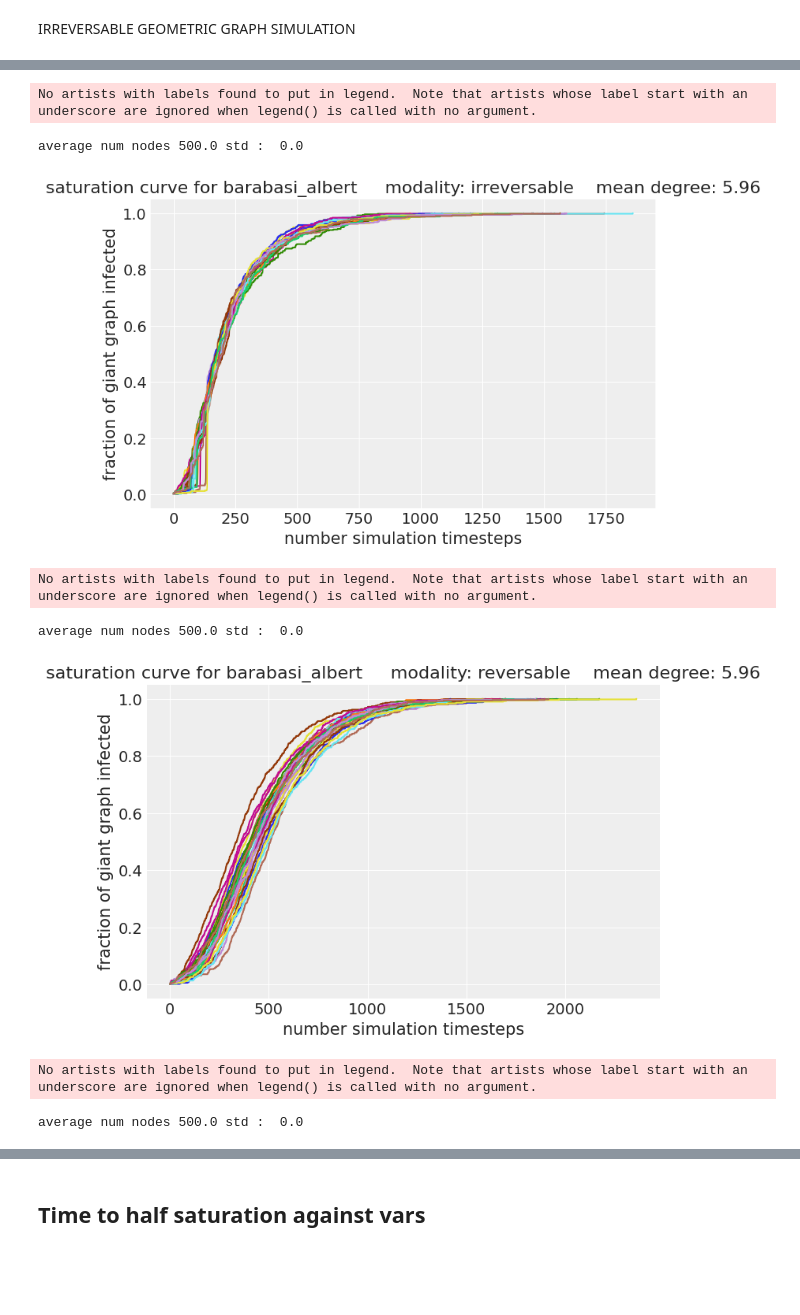
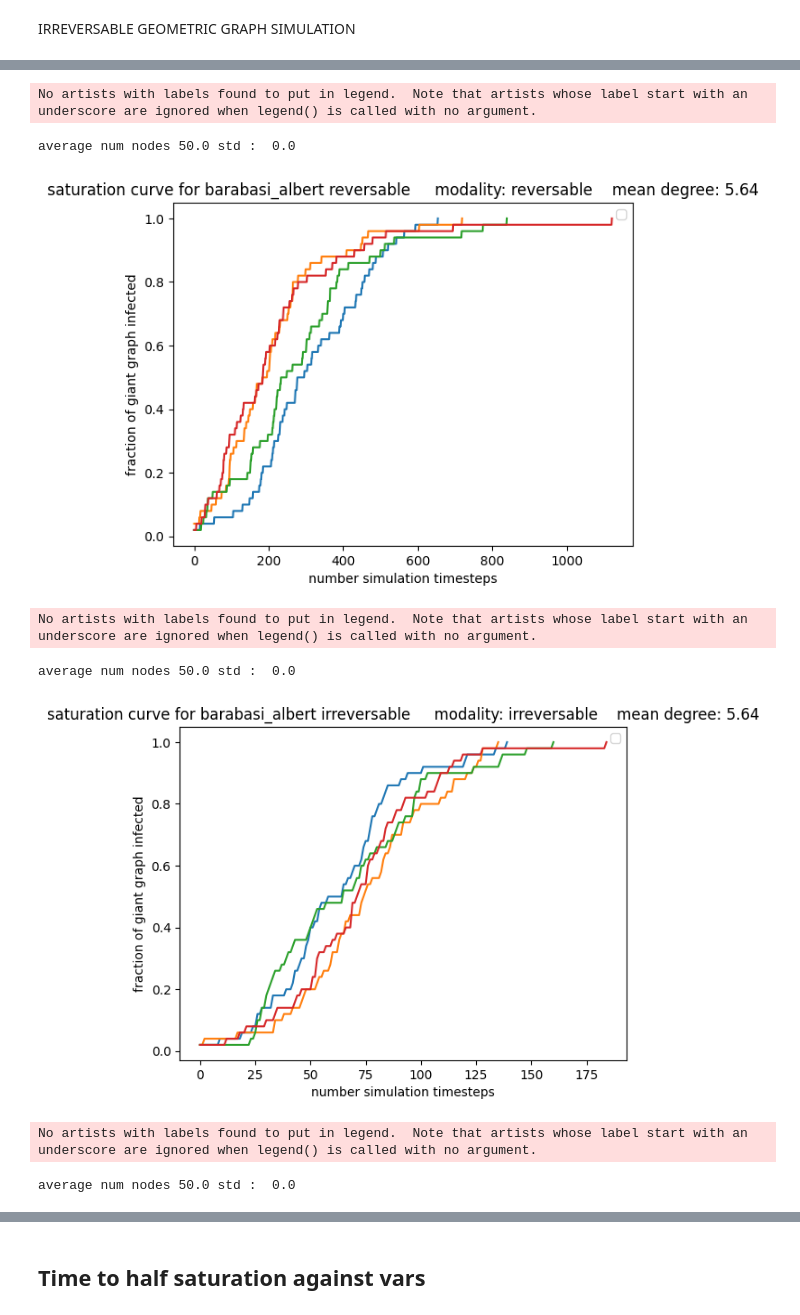
Before and after one commit to cm2435/graph_transmittion_research_project, a Jupyter notebook: experiments/variable_structure.ipynb, the cells around one changed output, grey strips where cells are left out. Cells and saved outputs as stored; diff of their text form; code cells hidden in the pictures; blank space fills up the shorter version.

```diff
--- a/experiments/variable_structure.ipynb
+++ b/experiments/variable_structure.ipynb
@@ -33,6 +36,6 @@ simulation run for mean degree 5
 # %%
-for mode in simulation_run:
-    plot_results(mode, graph_name)
+for mode in simulation_run.keys():
+    plot_results(simulation_run[mode], graph_name + " " +mode)
     #print(mode)
 # %% [output]
 No artists with labels found to put in legend.  Note that artists whose label start with an underscore are ignored when legend() is called with no argument.
@@ -69,6 +77,6 @@ IRREVERSABLE GEOMETRIC GRAPH SIMULATION
 graph_name = "barabasi_albert"
 for degree in geometric_graph_conf['mean_degrees']:
     print(f"simulation run for mean degree {degree}")
-    simulation_run_barbassi = run_simulation(degree, graph_name)
+    simulation_run_barassi = run_simulation(degree, graph_name)
 # %% [output]
 simulation run for mean degree 5
@@ -75,12 +86,13 @@ simulation run for mean degree 5
 # %%
-for mode in simulation_run_barbassi:
-    plot_results(mode, graph_name)
+for mode in simulation_run_barassi.keys():
+    plot_results(simulation_run_barassi[mode], graph_name + " " +mode)
+    #print(mode)
 # %% [output]
 No artists with labels found to put in legend.  Note that artists whose label start with an underscore are ignored when legend() is called with no argument.
-average num nodes 500.0 std :  0.0
+average num nodes 50.0 std :  0.0
-[figure, old version]
+[figure, new version]
 No artists with labels found to put in legend.  Note that artists whose label start with an underscore are ignored when legend() is called with no argument.
-average num nodes 500.0 std :  0.0
+average num nodes 50.0 std :  0.0
-[figure, old version]
+[figure, new version]
 No artists with labels found to put in legend.  Note that artists whose label start with an underscore are ignored when legend() is called with no argument.
-average num nodes 500.0 std :  0.0
+average num nodes 50.0 std :  0.0
```
Also changed, not shown: parts of 18 cells of this notebook, 3 other files.
